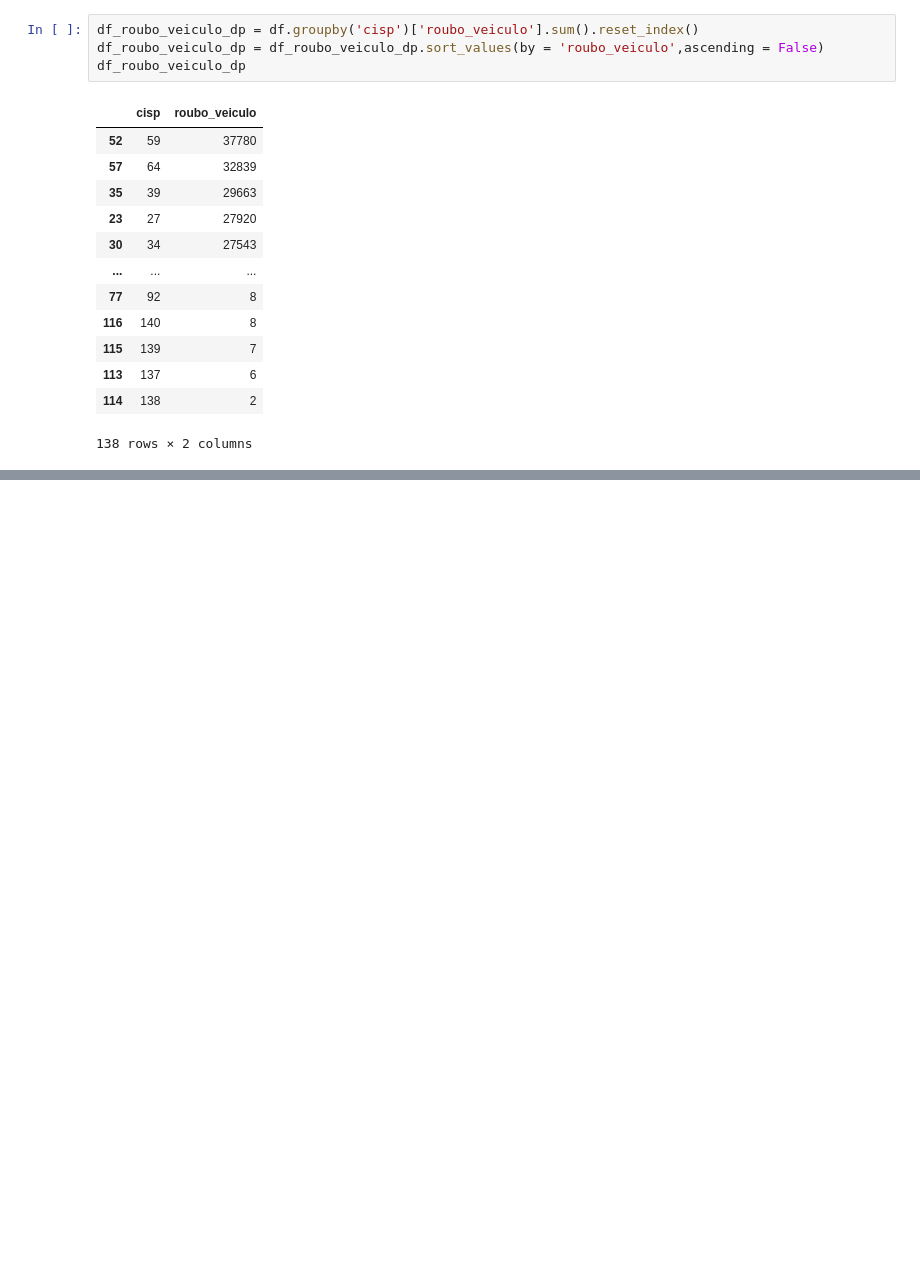
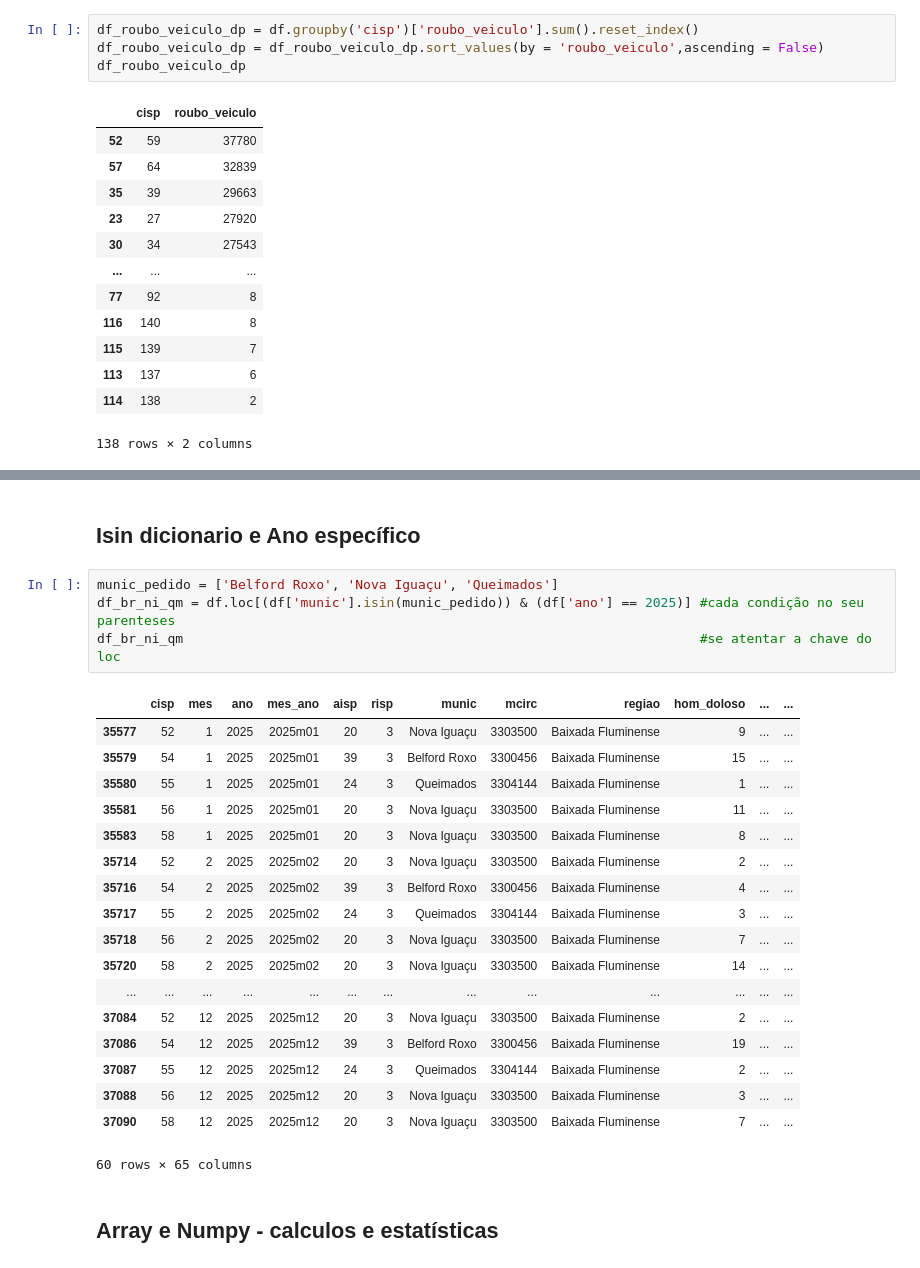
Before and after one commit to Felipe-0310/Uc2, a Jupyter notebook: ispdados.ipynb, the cells around one changed output, grey strips where cells are left out. Saved outputs shown, nothing was run; the diff lists cells and outputs as text; blank space fills up the shorter version.

```diff
--- a/ispdados.ipynb
+++ b/ispdados.ipynb
@@ -132,0 +205,27 @@ df_roubo_veiculo_dp
+# %% [markdown]
+## Isin dicionario e Ano específico
+# %%
+munic_pedido = ['Belford Roxo', 'Nova Iguaçu', 'Queimados']
+df_br_ni_qm = df.loc[(df['munic'].isin(munic_pedido)) & (df['ano'] == 2025)] #cada condição no seu parenteses
+df_br_ni_qm                                                                  #se atentar a chave do loc
+# %% [output]
+|  | cisp | mes | ano | mes_ano | aisp | risp | munic | mcirc | regiao | hom_doloso | ... | ... |
+| 35577 | 52 | 1 | 2025 | 2025m01 | 20 | 3 | Nova Iguaçu | 3303500 | Baixada Fluminense | 9 | ... | ... |
+| 35579 | 54 | 1 | 2025 | 2025m01 | 39 | 3 | Belford Roxo | 3300456 | Baixada Fluminense | 15 | ... | ... |
+| 35580 | 55 | 1 | 2025 | 2025m01 | 24 | 3 | Queimados | 3304144 | Baixada Fluminense | 1 | ... | ... |
+| 35581 | 56 | 1 | 2025 | 2025m01 | 20 | 3 | Nova Iguaçu | 3303500 | Baixada Fluminense | 11 | ... | ... |
+| 35583 | 58 | 1 | 2025 | 2025m01 | 20 | 3 | Nova Iguaçu | 3303500 | Baixada Fluminense | 8 | ... | ... |
+| 35714 | 52 | 2 | 2025 | 2025m02 | 20 | 3 | Nova Iguaçu | 3303500 | Baixada Fluminense | 2 | ... | ... |
+| 35716 | 54 | 2 | 2025 | 2025m02 | 39 | 3 | Belford Roxo | 3300456 | Baixada Fluminense | 4 | ... | ... |
+| 35717 | 55 | 2 | 2025 | 2025m02 | 24 | 3 | Queimados | 3304144 | Baixada Fluminense | 3 | ... | ... |
+| 35718 | 56 | 2 | 2025 | 2025m02 | 20 | 3 | Nova Iguaçu | 3303500 | Baixada Fluminense | 7 | ... | ... |
+| 35720 | 58 | 2 | 2025 | 2025m02 | 20 | 3 | Nova Iguaçu | 3303500 | Baixada Fluminense | 14 | ... | ... |
+| ... | ... | ... | ... | ... | ... | ... | ... | ... | ... | ... | ... | ... |
+| 37084 | 52 | 12 | 2025 | 2025m12 | 20 | 3 | Nova Iguaçu | 3303500 | Baixada Fluminense | 2 | ... | ... |
+| 37086 | 54 | 12 | 2025 | 2025m12 | 39 | 3 | Belford Roxo | 3300456 | Baixada Fluminense | 19 | ... | ... |
+| 37087 | 55 | 12 | 2025 | 2025m12 | 24 | 3 | Queimados | 3304144 | Baixada Fluminense | 2 | ... | ... |
+| 37088 | 56 | 12 | 2025 | 2025m12 | 20 | 3 | Nova Iguaçu | 3303500 | Baixada Fluminense | 3 | ... | ... |
+| 37090 | 58 | 12 | 2025 | 2025m12 | 20 | 3 | Nova Iguaçu | 3303500 | Baixada Fluminense | 7 | ... | ... |
+60 rows × 65 columns
+# %% [markdown]
+## Array e Numpy - calculos e estatísticas
```
Also changed, not shown: parts of 30 cells of this notebook.
